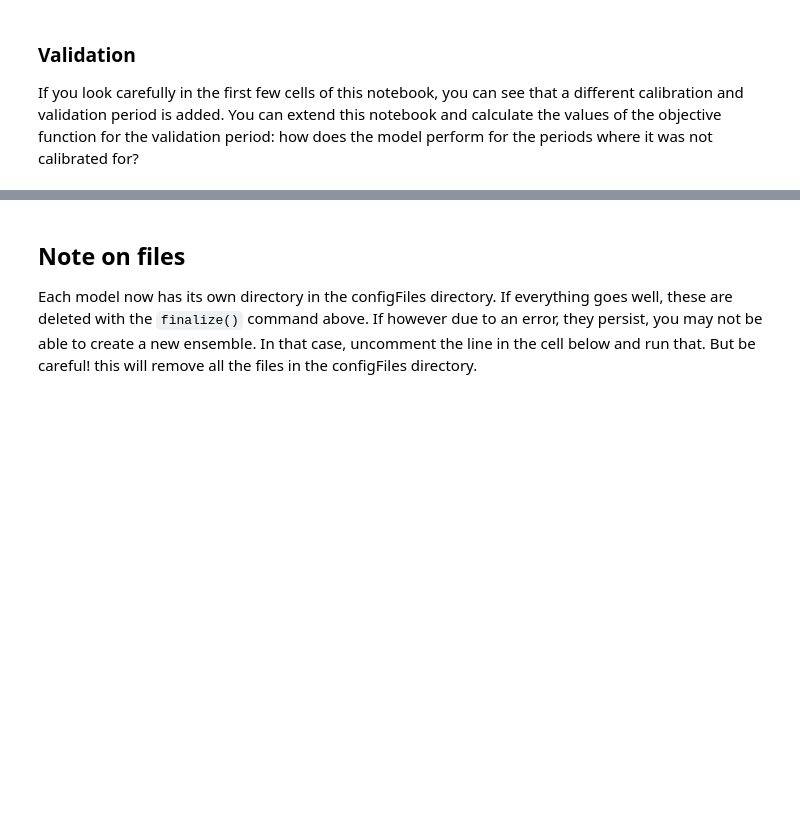
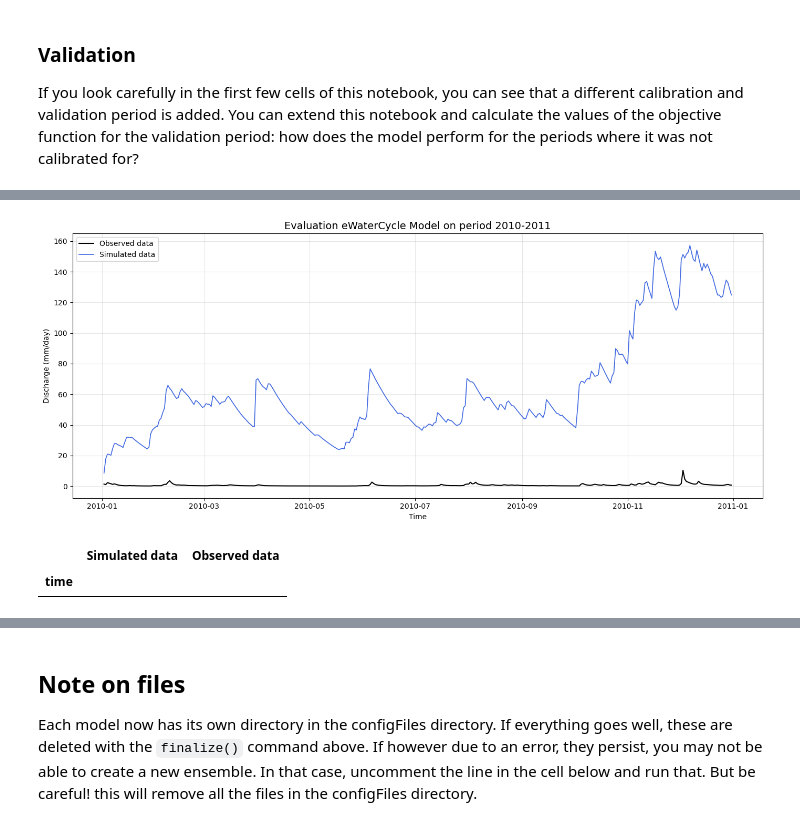
Before and after one commit to eWaterCycle/teaching-materials, a Jupyter notebook: book/exercise_journal_ann_laura/exercise4_calibrate_HBV_eWaterCycle.ipynb, the cells around one changed output, grey strips where cells are left out. Saved outputs shown, nothing was run; the diff lists cells and outputs as text; code cells hidden in the pictures; blank space fills up the shorter version.

```diff
--- a/book/exercise_journal_ann_laura/exercise4_calibrate_HBV_eWaterCycle.ipynb
+++ b/book/exercise_journal_ann_laura/exercise4_calibrate_HBV_eWaterCycle.ipynb
@@ -392,0 +533,12 @@ Obs_data = Obs_1["Q"].to_xarray().rename({"Day": "time"})
+# %%
+
+# Restrict to experiment period
+Obs_1 = Obs.loc["2009-01-01":"2010-12-31"]
+
+# Convert to xarray with time coordinate
+Obs_data = Obs_1["Q"].to_xarray().rename({"Day": "time"})
+Obs_data = Obs_data.rename("Observed data")
+# %%
+discharge = xr.merge([sim_data, Obs_data]).to_dataframe()
+hydro_data = discharge[["Simulated data", "Observed data"]].dropna()
+hydro_data
@@ -392,0 +560,20 @@ Obs_data = Obs_1["Q"].to_xarray().rename({"Day": "time"})
+# %%
+import os
+os.makedirs("./Evaluation Calibration", exist_ok=True)
+
+plt.figure(figsize=(14, 6))
+
+plt.plot(hydro_data.index, hydro_data["Observed data"], label="Observed data", color="black", linewidth=1.5)
+plt.plot(hydro_data.index, hydro_data["Simulated data"], label="Simulated data", color="royalblue", linewidth=1.2)
+
+plt.title("Evaluation eWaterCycle Model on period 2010-2011", fontsize=14)
+plt.xlabel("Time")
+plt.ylabel("Discharge (mm/day)")
+plt.legend()
+plt.grid(alpha=0.3)
+
+plt.tight_layout()
+plt.savefig("./Evaluation Calibration/experiment_hydrograph_eval_19961999.png", dpi=300)
+plt.show()
+# %% [output]
+[figure, added]
@@ -392,0 +588,7 @@ Obs_data = Obs_1["Q"].to_xarray().rename({"Day": "time"})
+# %%
+discharge = xr.merge([sim_data, Obs_data]).to_dataframe()
+hydro_data = discharge[["Simulated data", "Observed data"]].dropna()
+hydro_data
+# %% [output]
+|  | Simulated data | Observed data |
+| time |  |  |
```
Also changed, not shown: parts of 16 cells of this notebook, 1 other file.
